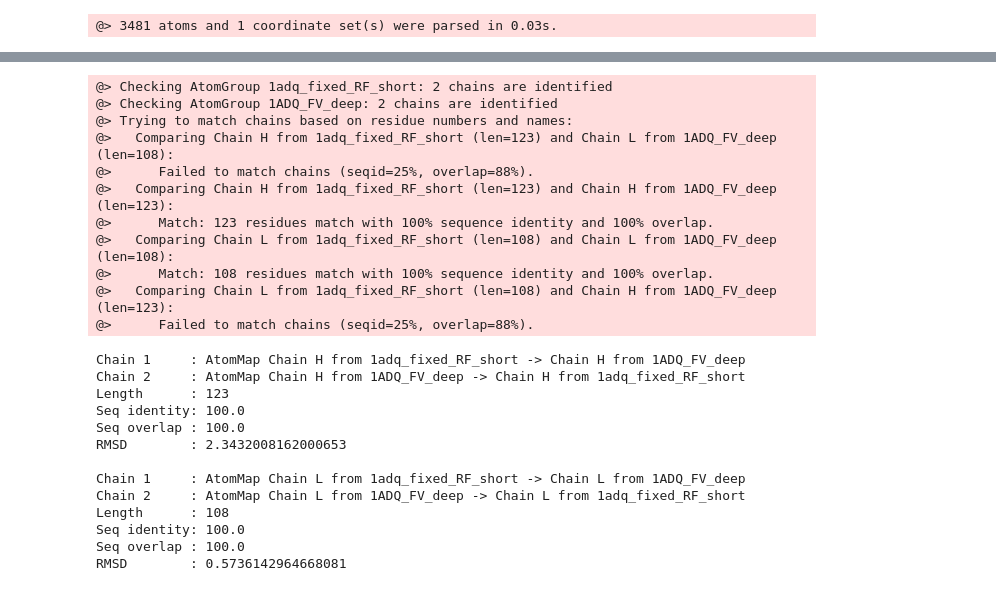
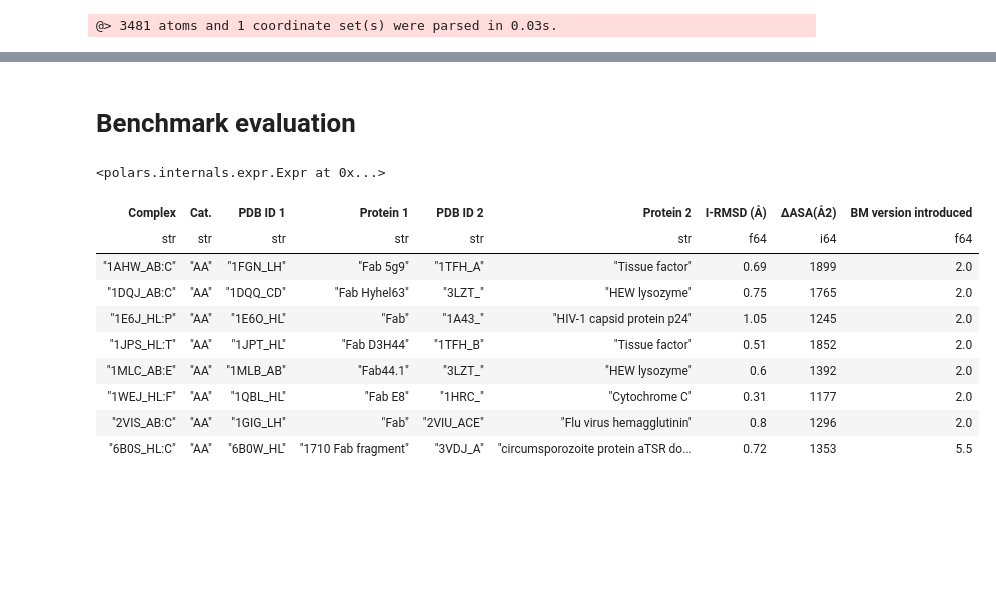
Before and after one commit to antonkulaga/antibody-mm, a Jupyter notebook: notebooks/metrics.ipynb, the cells around one changed output, grey strips where cells are left out. Cells and saved outputs as stored; diff of their text form; code cells hidden in the pictures; blank space fills up the shorter version.

```diff
--- a/notebooks/metrics.ipynb
+++ b/notebooks/metrics.ipynb
@@ -60,29 +63,7 @@ legend()
 # %%
-matches = matchChains(ra_real, ra_predicted)
-for match in matches:
-    printMatch(match)
+#matches = matchChains(ra_real, ra_predicted)
+#for match in matches:
+#    printMatch(match)
-# %% [output]
-@> Checking AtomGroup 1adq_fixed_RF_short: 2 chains are identified
-@> Checking AtomGroup 1ADQ_FV_deep: 2 chains are identified
-@> Trying to match chains based on residue numbers and names:
-@>   Comparing Chain H from 1adq_fixed_RF_short (len=123) and Chain L from 1ADQ_FV_deep (len=108):
-@>      Failed to match chains (seqid=25%, overlap=88%).
-@>   Comparing Chain H from 1adq_fixed_RF_short (len=123) and Chain H from 1ADQ_FV_deep (len=123):
-@>      Match: 123 residues match with 100% sequence identity and 100% overlap.
-@>   Comparing Chain L from 1adq_fixed_RF_short (len=108) and Chain L from 1ADQ_FV_deep (len=108):
-@>      Match: 108 residues match with 100% sequence identity and 100% overlap.
-@>   Comparing Chain L from 1adq_fixed_RF_short (len=108) and Chain H from 1ADQ_FV_deep (len=123):
-@>      Failed to match chains (seqid=25%, overlap=88%).
-Chain 1     : AtomMap Chain H from 1adq_fixed_RF_short -> Chain H from 1ADQ_FV_deep
-Chain 2     : AtomMap Chain H from 1ADQ_FV_deep -> Chain H from 1adq_fixed_RF_short
-Length      : 123
-Seq identity: 100.0
-Seq overlap : 100.0
-RMSD        : 2.3432008162000653
-
-Chain 1     : AtomMap Chain L from 1adq_fixed_RF_short -> Chain L from 1ADQ_FV_deep
-Chain 2     : AtomMap Chain L from 1ADQ_FV_deep -> Chain L from 1adq_fixed_RF_short
-Length      : 108
-Seq identity: 100.0
-Seq overlap : 100.0
-RMSD        : 0.5736142964668081
+# %% [markdown]
+Benchmark evaluation
+====================
@@ -88,0 +76,21 @@ RMSD        : 0.5736142964668081
+# %%
+antibody_col = pl.col("Protein 1")
+antibody_col
+# %% [output]
+<polars.internals.expr.Expr at 0x...>
+# %%
+antibodies = df.filter(pl.col("Cat.").str.contains("AA"))
+fvs = antibodies.filter(antibody_col.str.contains("fv"))
+#fabs = antibodies.filter(antibody_col.str.to_lowercase().contains("fab"))
+fabs
+# %% [output]
+| Complex | Cat. | PDB ID 1 | Protein 1 | PDB ID 2 | Protein 2 | I-RMSD (Å) | ΔASA(Å2) | BM version introduced |
+| str | str | str | str | str | str | f64 | i64 | f64 |
+| "1AHW_AB:C" | "AA" | "1FGN_LH" | "Fab 5g9" | "1TFH_A" | "Tissue factor" | 0.69 | 1899 | 2.0 |
+| "1DQJ_AB:C" | "AA" | "1DQQ_CD" | "Fab Hyhel63" | "3LZT_" | "HEW lysozyme" | 0.75 | 1765 | 2.0 |
+| "1E6J_HL:P" | "AA" | "1E6O_HL" | "Fab" | "1A43_" | "HIV-1 capsid protein p24" | 1.05 | 1245 | 2.0 |
+| "1JPS_HL:T" | "AA" | "1JPT_HL" | "Fab D3H44" | "1TFH_B" | "Tissue factor" | 0.51 | 1852 | 2.0 |
+| "1MLC_AB:E" | "AA" | "1MLB_AB" | "Fab44.1" | "3LZT_" | "HEW lysozyme" | 0.6 | 1392 | 2.0 |
+| "1WEJ_HL:F" | "AA" | "1QBL_HL" | "Fab E8" | "1HRC_" | "Cytochrome C" | 0.31 | 1177 | 2.0 |
+| "2VIS_AB:C" | "AA" | "1GIG_LH" | "Fab" | "2VIU_ACE" | "Flu virus hemagglutinin" | 0.8 | 1296 | 2.0 |
+| "6B0S_HL:C" | "AA" | "6B0W_HL" | "1710 Fab fragment" | "3VDJ_A" | "circumsporozoite protein aTSR do... | 0.72 | 1353 | 5.5 |
```
Also changed, not shown: parts of 16 cells of this notebook, 3 other files.
